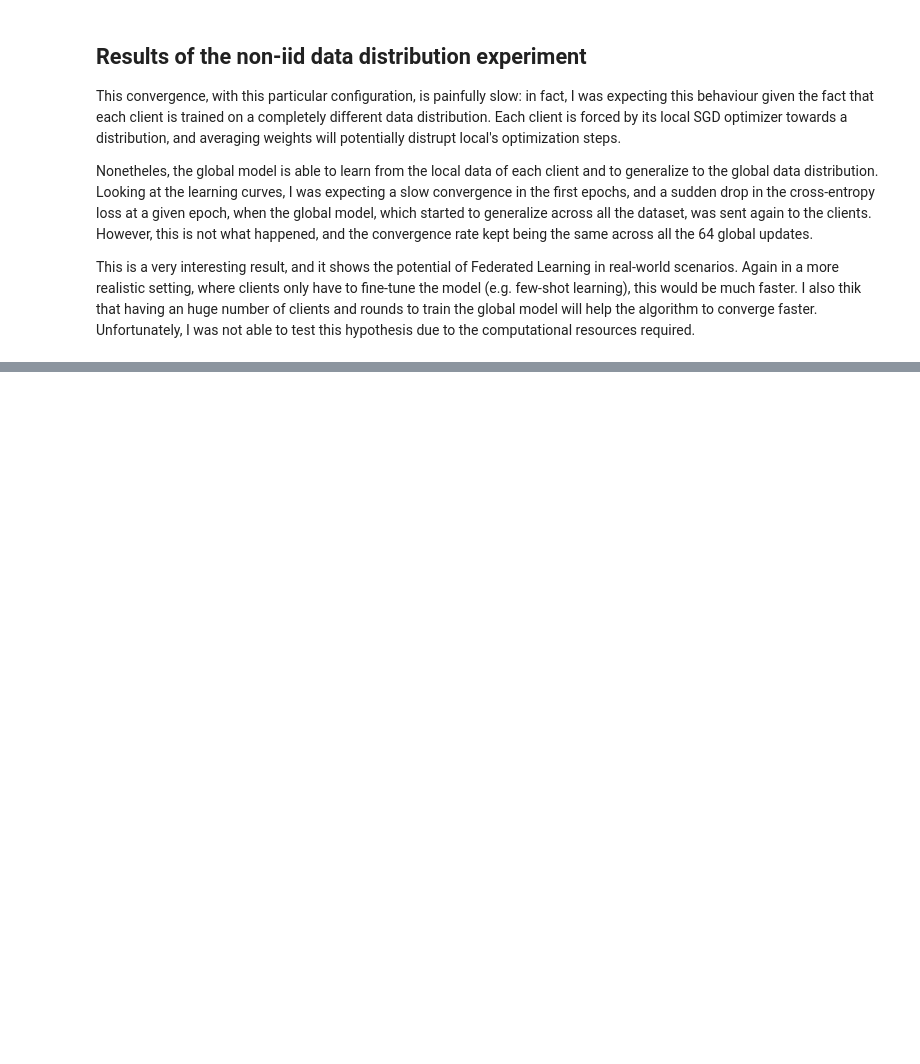
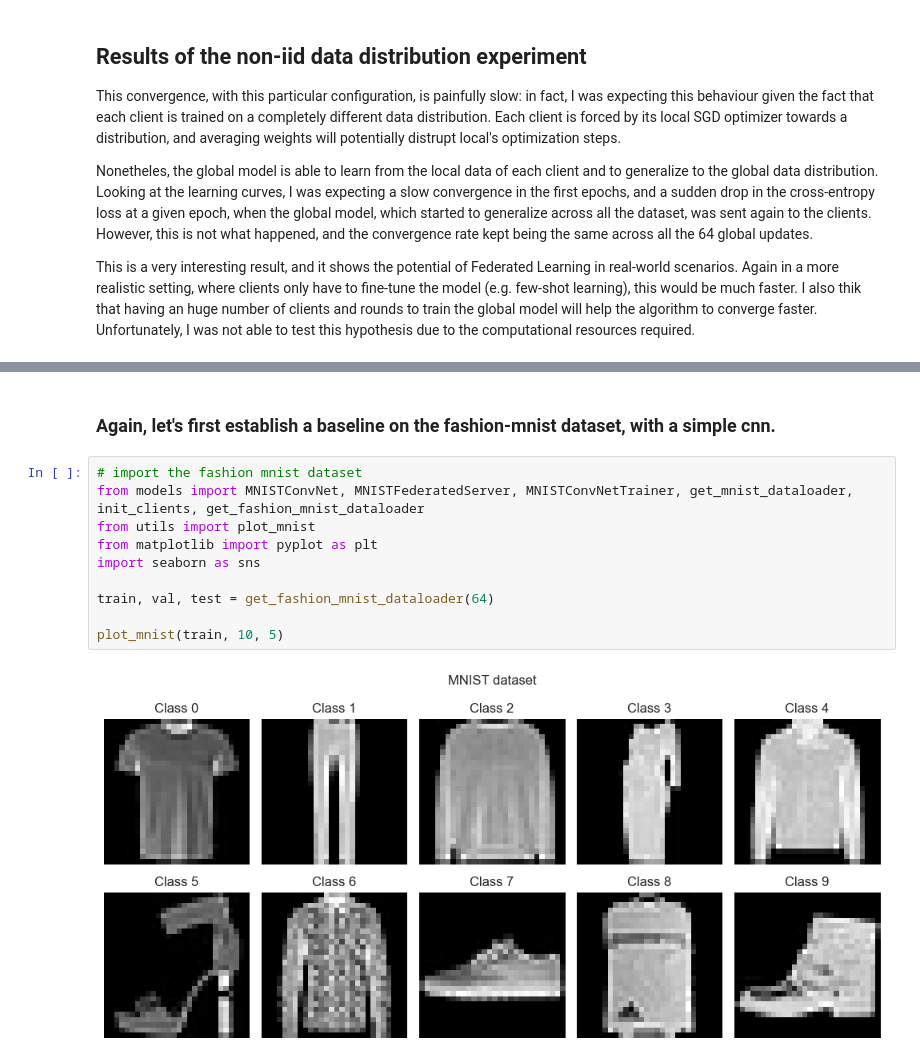
Before and after one commit to vornao/cl-project, a Jupyter notebook: src/report.ipynb, the cells around one changed output, grey strips where cells are left out. Drawn from its saved outputs; the diff is of its cells as text; blank space fills up the shorter version.

```diff
--- a/src/report.ipynb
+++ b/src/report.ipynb
@@ -369,0 +374,14 @@ This is a very interesting result, and it shows the potential of Federated Learn
+# %% [markdown]
+### Again, let's first establish a baseline on the fashion-mnist dataset, with a simple cnn.
+# %%
+# import the fashion mnist dataset
+from models import MNISTConvNet, MNISTFederatedServer, MNISTConvNetTrainer, get_mnist_dataloader, init_clients, get_fashion_mnist_dataloader
+from utils import plot_mnist
+from matplotlib import pyplot as plt
+import seaborn as sns
+
+train, val, test = get_fashion_mnist_dataloader(64)
+
+plot_mnist(train, 10, 5)
+# %% [output]
+[figure, added]
```
Also changed, not shown: parts of 17 cells of this notebook, 5 other files.
